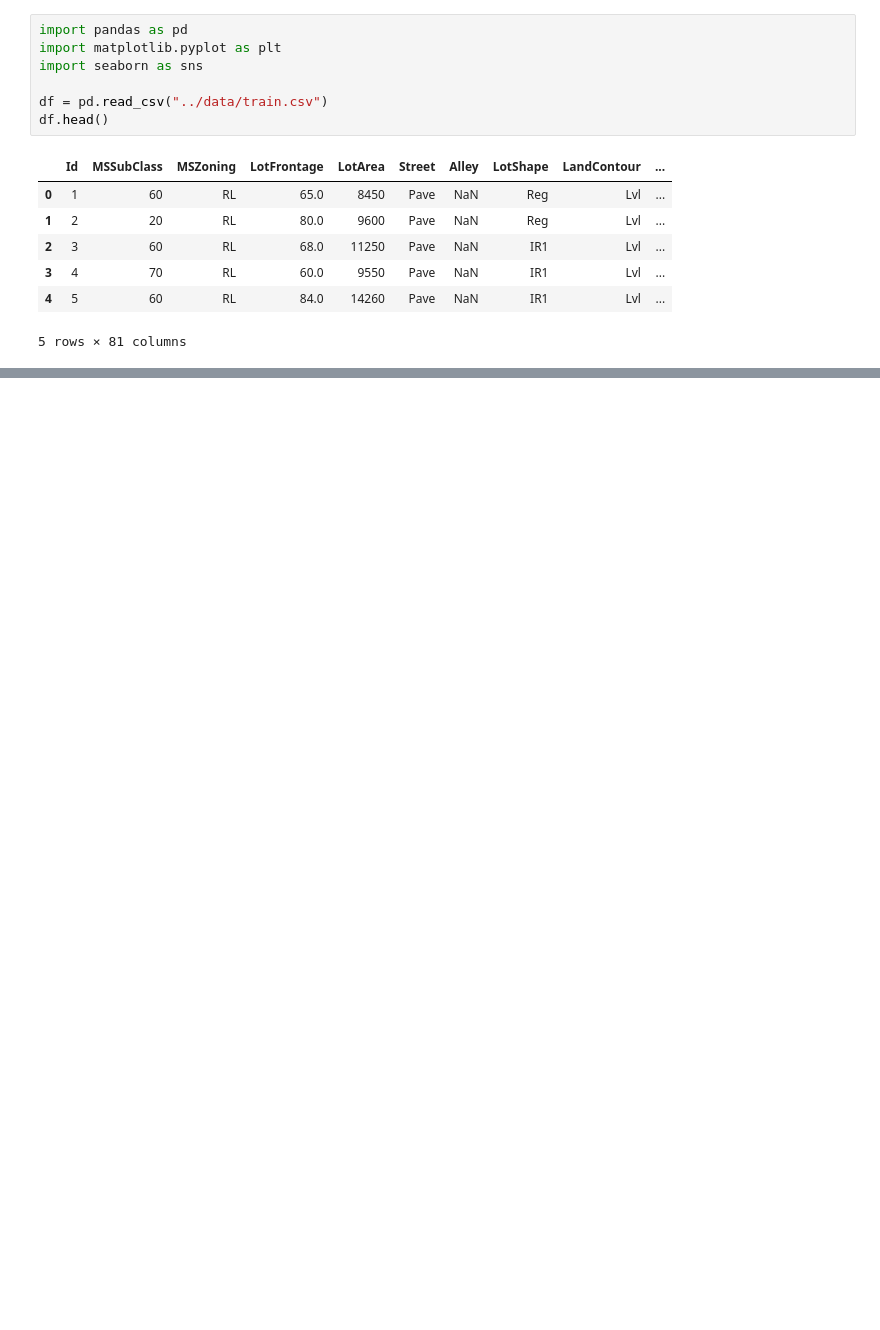
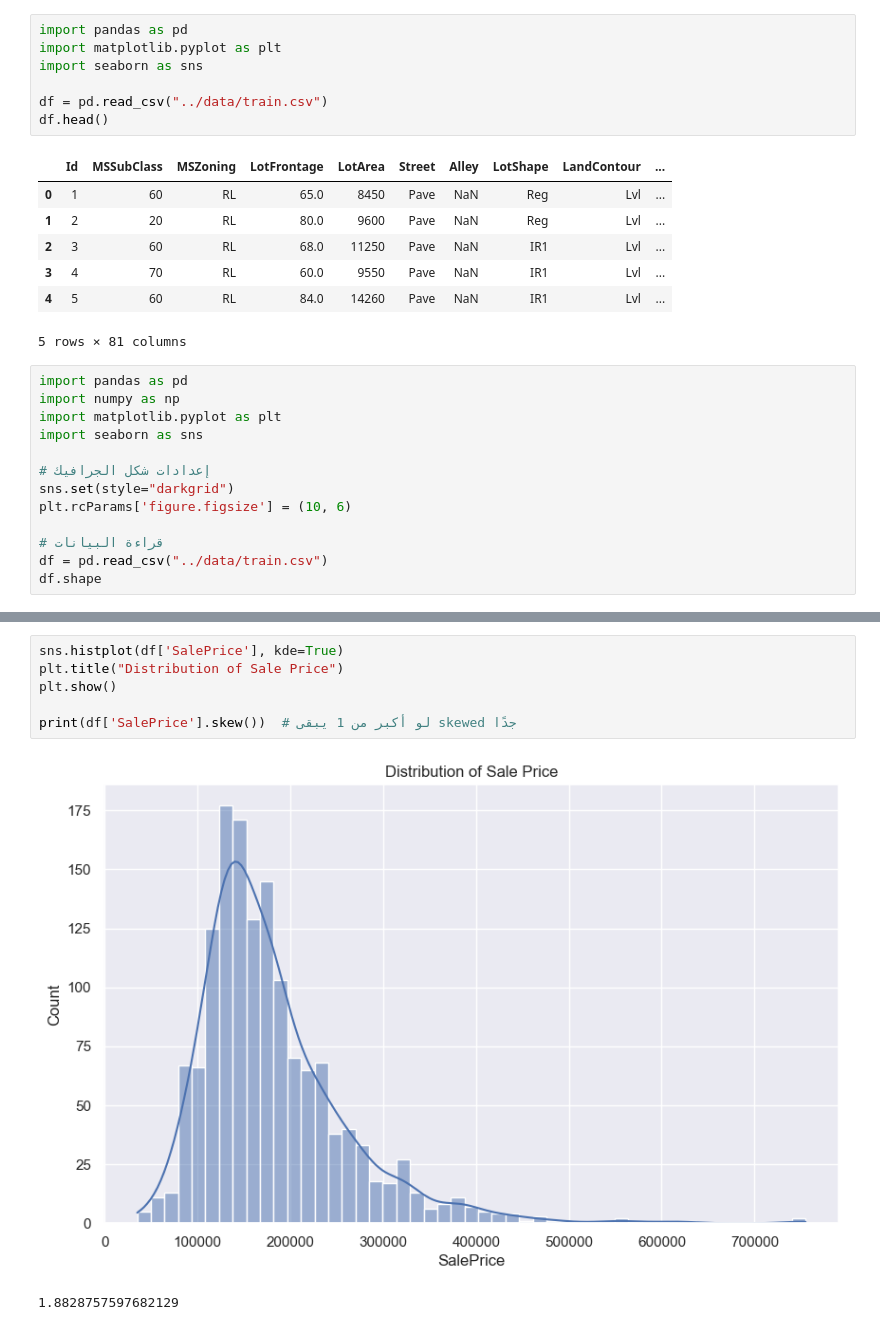
Before and after one commit to bambamivan/house-price-prediction, a Jupyter notebook: notebooks/house_price_model.ipynb, the cells around one changed output, grey strips where cells are left out. Drawn from its saved outputs; the diff is of its cells as text; blank space fills up the shorter version.

```diff
--- a/notebooks/house_price_model.ipynb
+++ b/notebooks/house_price_model.ipynb
@@ -13,3 +13,16 @@ df.head()
 | 3 | 4 | 70 | RL | 60.0 | 9550 | Pave | NaN | IR1 | Lvl | ... |
 | 4 | 5 | 60 | RL | 84.0 | 14260 | Pave | NaN | IR1 | Lvl | ... |
 5 rows × 81 columns
+# %%
+import pandas as pd
+import numpy as np
+import matplotlib.pyplot as plt
+import seaborn as sns
+
+# إعدادات شكل الجرافيك
+sns.set(style="darkgrid")
+plt.rcParams['figure.figsize'] = (10, 6)
+
+# قراءة البيانات
+df = pd.read_csv("../data/train.csv")
+df.shape
@@ -15,0 +78,9 @@ df.head()
+# %%
+sns.histplot(df['SalePrice'], kde=True)
+plt.title("Distribution of Sale Price")
+plt.show()
+
+print(df['SalePrice'].skew())  # لو أكبر من 1 يبقى skewed جدًا
+# %% [output]
+[figure, added]
+1.8828757597682129
```
Also changed, not shown: parts of 20 cells of this notebook, 3 other files.
